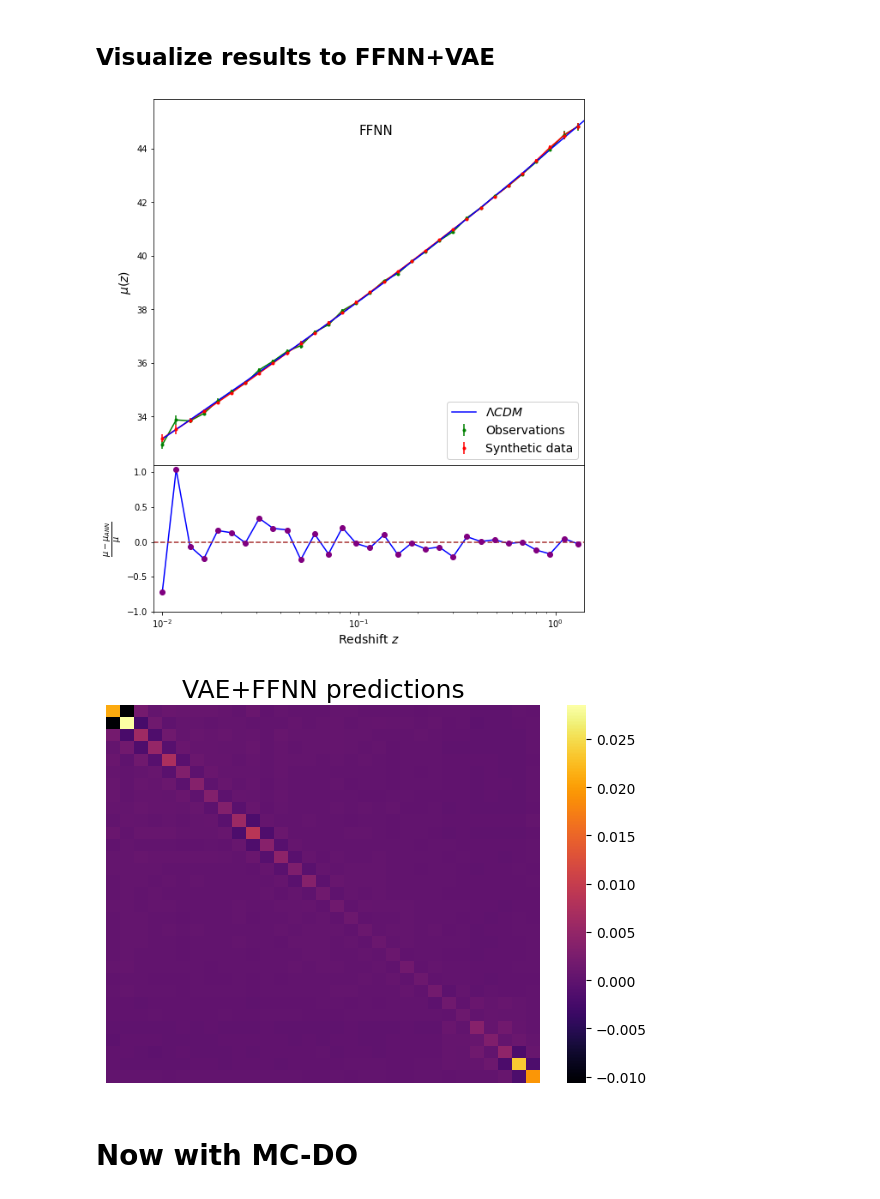
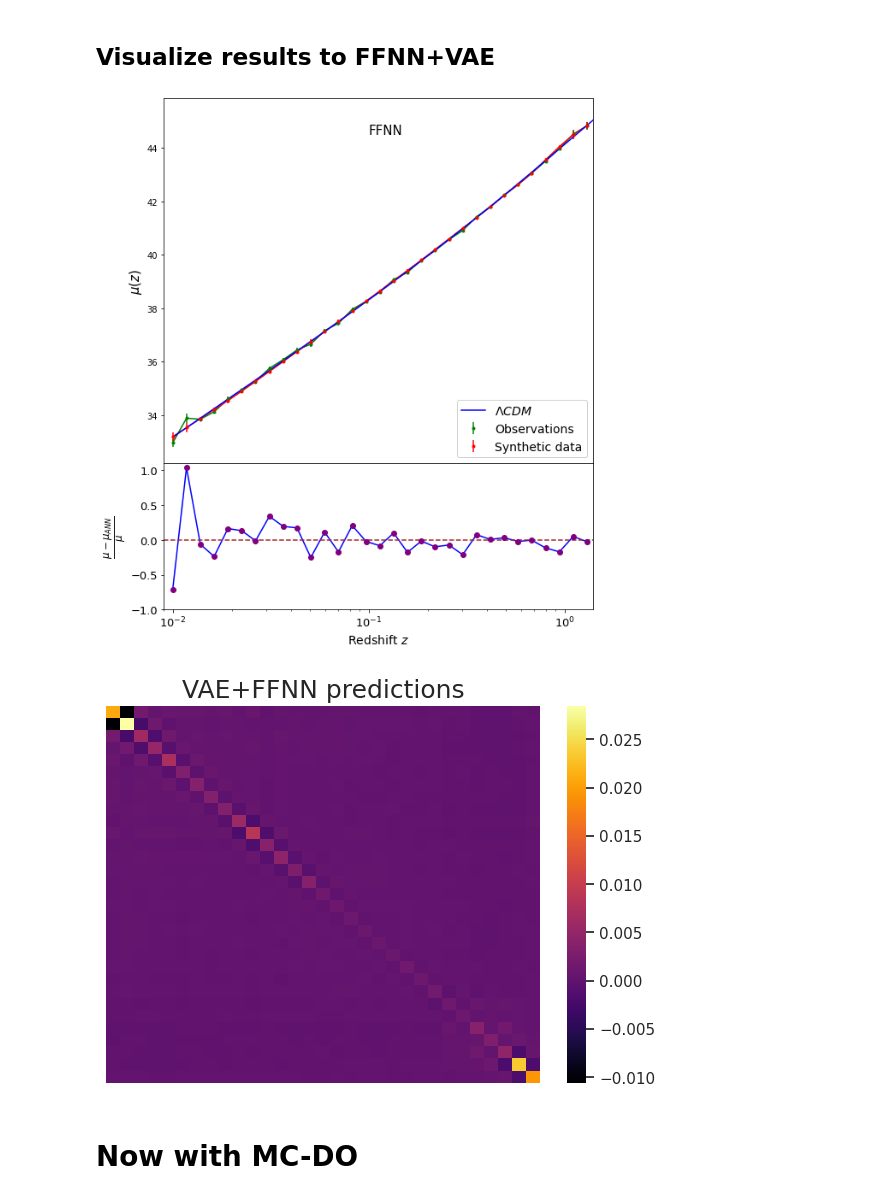
Before and after one commit to igomezv/neuralCosmoReconstruction, a Jupyter notebook: notebooks/loadVAE.ipynb, the cells around one changed output. Cells and saved outputs as stored; diff of their text form; code cells hidden in the pictures.

```diff
--- a/notebooks/loadVAE.ipynb
+++ b/notebooks/loadVAE.ipynb
@@ -50,6 +50,7 @@ sns.heatmap(syscov,
             fmt='g', xticklabels=False, yticklabels=False,
             cmap = 'inferno',
             robust=False, cbar=True)
+sns.set(font_scale=1)
 
 plt.savefig('originalcov.png')
 # %% [output]
@@ -321,7 +322,7 @@ axs[0].plot(zpoints, dlfake, c='r')
 axs[0].plot(zmodel, flcdm, label='$\Lambda CDM$', c='b')
 # axs[0].fill_between(zmodel, flcdm - 1*0.104, flcdm + 1*0.104, alpha=0.5)
 # axs[0].plot(zmodel, fowacdm1, label='CPL $w_0 = -1.09, w_a=0.3', c='m')
-axs[0].set_ylabel("$\mu(z)$", fontsize=14)
+axs[0].set_ylabel("$\mu(z)$", fontsize=15)
 axs[0].set_xscale('log')
 axs[0].set_xlim(0.009, 1.4)
 axs[0].set_xticks([])
@@ -335,7 +336,7 @@ axs[1].plot(z_redshift, 100*(mudiff/dist), c='b')
 axs[1].set_xlim(0.009, 1.4)
 axs[1].set_ylim(-1, 1.1)
 # axs[1].set_ylabel(r"$ \frac{\mu - \mu_{ANN}}{\mu}$", fontsize=14)
-axs[1].set_ylabel(r"$\frac{\mu - \mu_{ANN}}{\mu}$", fontsize=14)
+axs[1].set_ylabel(r"$\frac{\mu - \mu_{ANN}}{\mu}$", fontsize=17)
 axs[1].set_xscale('log')
 axs[1].axhline(0, c='brown', linestyle='dashed')
 
@@ -356,6 +357,8 @@ axs[1].axhline(0, c='brown', linestyle='dashed')
 plt.subplots_adjust(wspace=0, hspace=0)
 
 plt.xlabel('Redshift $z$', fontsize=14)
+plt.xticks(fontsize=13)
+plt.yticks(fontsize=13)
 
 # Hide x labels and tick labels for top plots and y ticks for right plots.
 for ax in axs.flat:
@@ -367,20 +370,21 @@ for ax in axs.flat:
 
 plt.savefig('ffnn_jla.png')
 # %% [output]
-[figure, old version]
+[figure, new version]
 # %%
 plt.figure(figsize=(7, 5), dpi=100)
 plt.title('VAE+FFNN predictions', fontsize=18)
 
 sns.heatmap(newmatrixr,
             fmt='g', xticklabels=False, yticklabels=False,
             cmap = 'inferno',
             robust=False, cbar=True)
 
+sns.set(font_scale=1)
 # np.savetxt("fake_binned_JLA_COVAE_DO.dat", newmatrixr_do, delimiter= " ", header="#fake COV")
 plt.savefig('vae_cov_ffnn.png')
 # %% [output]
-[figure, old version]
+[figure, new version]
 # %% [markdown]
 # Now with MC-DO
 # %%
```
Also changed, not shown: parts of 14 cells of this notebook.
